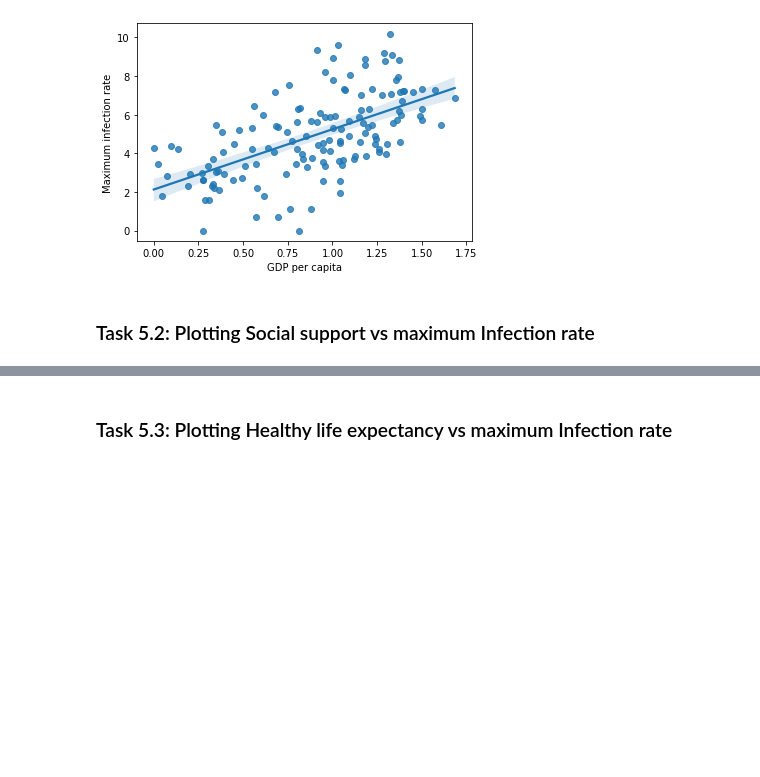
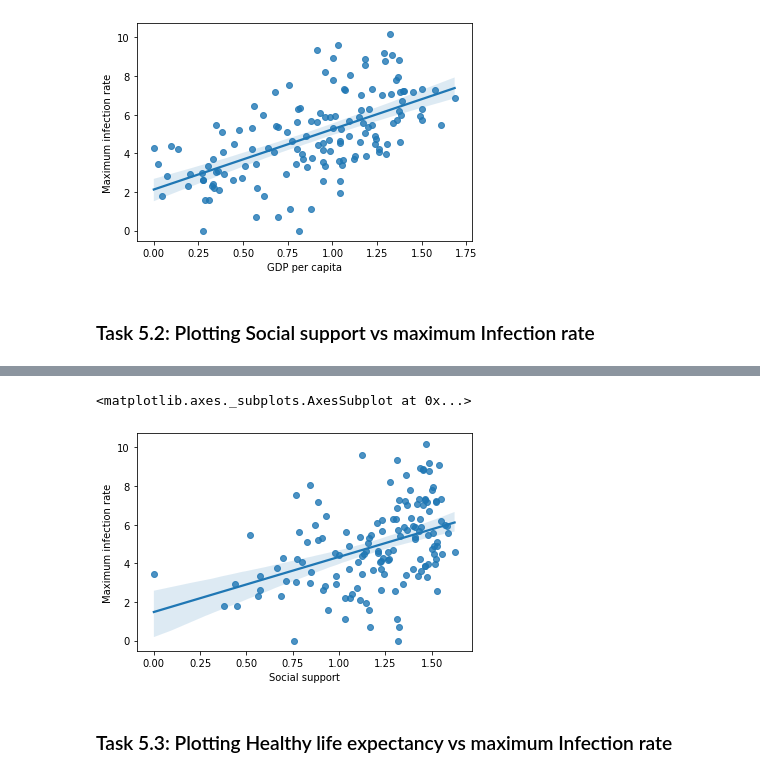
Before and after one commit to Nada-Ashraf/covid19-data-analysis-using-python, a Jupyter notebook: covid19 data analysis notebook.ipynb, the cells around one changed output, grey strips where cells are left out. Drawn from its saved outputs; the diff is of its cells as text; code cells hidden in the pictures; blank space fills up the shorter version.

```diff
--- a/covid19 data analysis notebook.ipynb
+++ b/covid19 data analysis notebook.ipynb
@@ -288,2 +295,7 @@ sns.regplot(x,y_scaled)
+# %%
+sns.regplot(x,y_scaled)
+# %% [output]
+<matplotlib.axes._subplots.AxesSubplot at 0x...>
+[figure, added]
 # %% [markdown]
 ### Task 5.3: Plotting Healthy life expectancy vs maximum Infection rate
```
Also changed, not shown: parts of 6 cells of this notebook.
